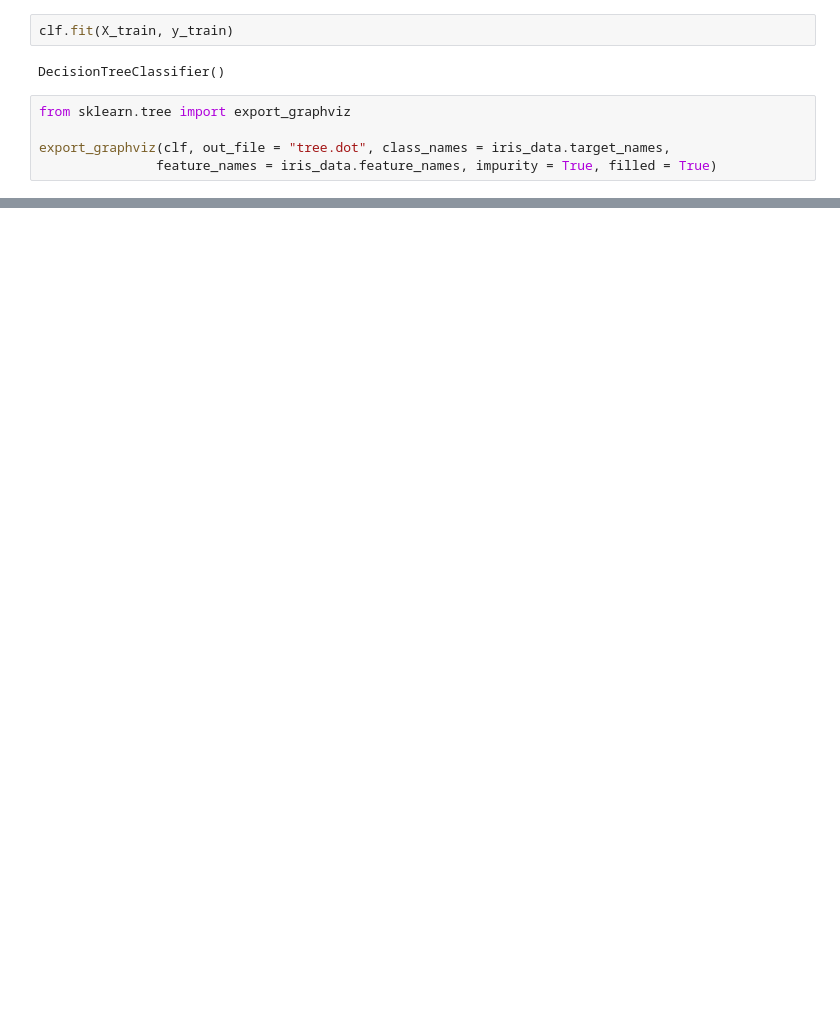
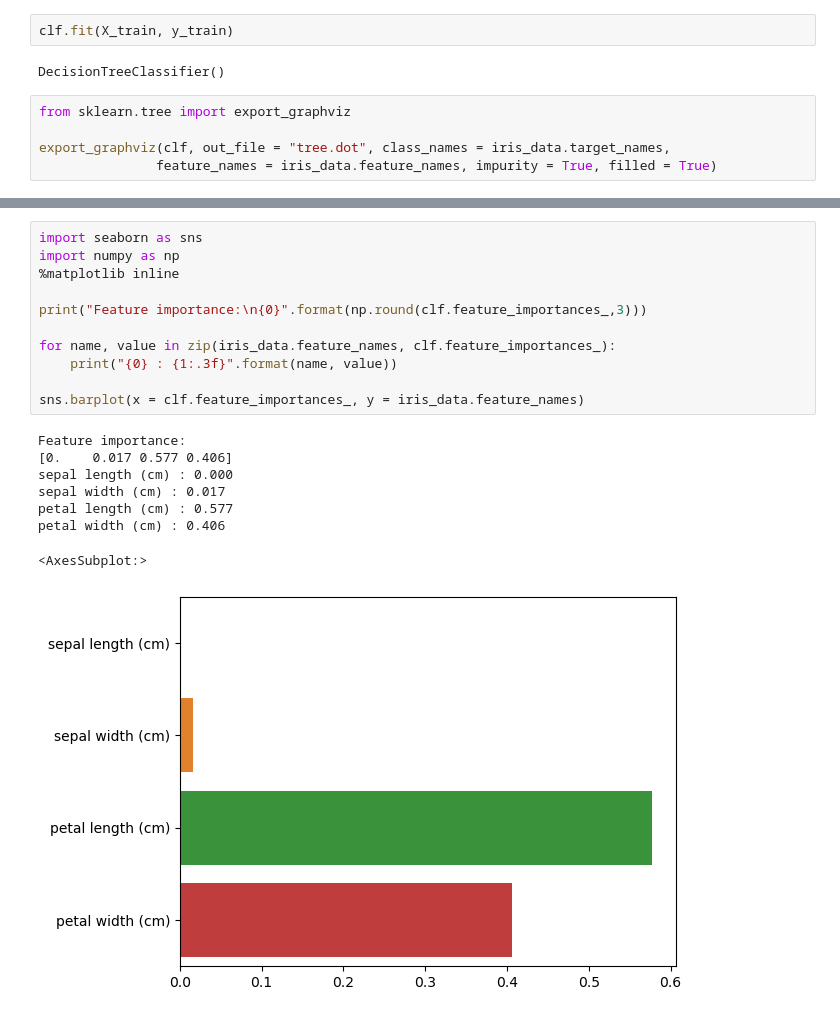
Before and after one commit to Bo-kyoung/AI-practices, a Jupyter notebook: PerfectGuide/DecisionTree.ipynb, the cells around one changed output, grey strips where cells are left out. Cells and saved outputs as stored; diff of their text form; blank space fills up the shorter version.

```diff
--- a/PerfectGuide/DecisionTree.ipynb
+++ b/PerfectGuide/DecisionTree.ipynb
@@ -27,0 +28,20 @@ graphviz.Source(dot_graph)
+# %%
+import seaborn as sns
+import numpy as np
+%matplotlib inline
+
+print("Feature importance:\n{0}".format(np.round(clf.feature_importances_,3)))
+
+for name, value in zip(iris_data.feature_names, clf.feature_importances_):
+    print("{0} : {1:.3f}".format(name, value))
+
+sns.barplot(x = clf.feature_importances_, y = iris_data.feature_names)
+# %% [output]
+Feature importance:
+[0.    0.017 0.577 0.406]
+sepal length (cm) : 0.000
+sepal width (cm) : 0.017
+petal length (cm) : 0.577
+petal width (cm) : 0.406
+<AxesSubplot:>
+[figure, added]
```
Also changed, not shown: parts of 20 cells of this notebook, 32 other files.
